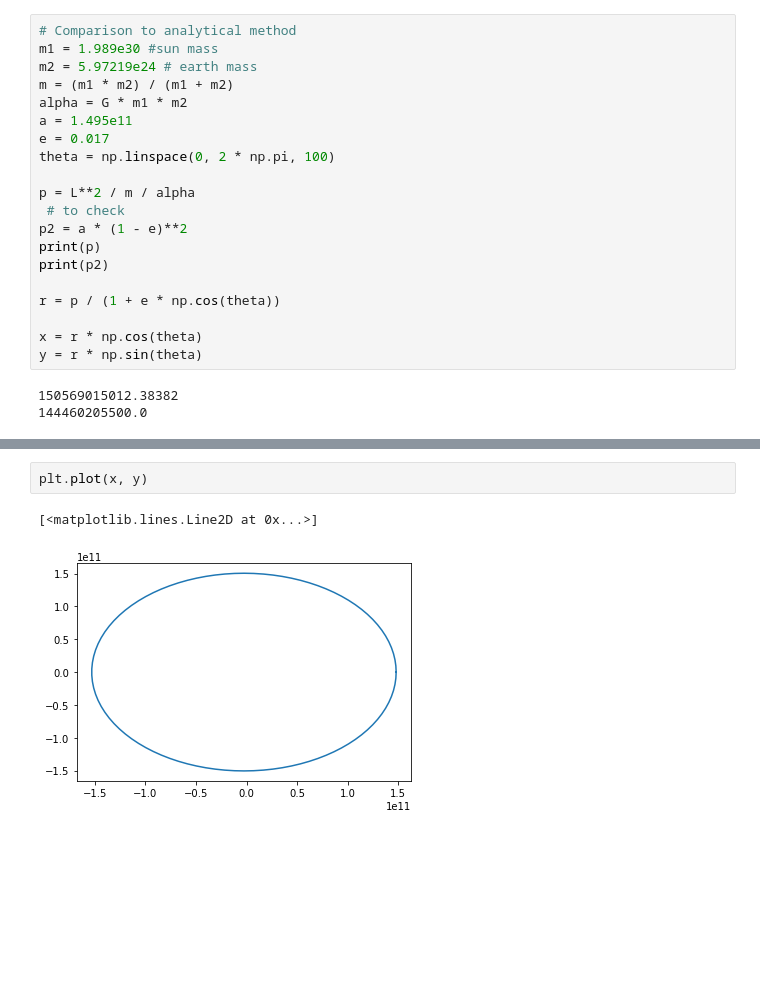
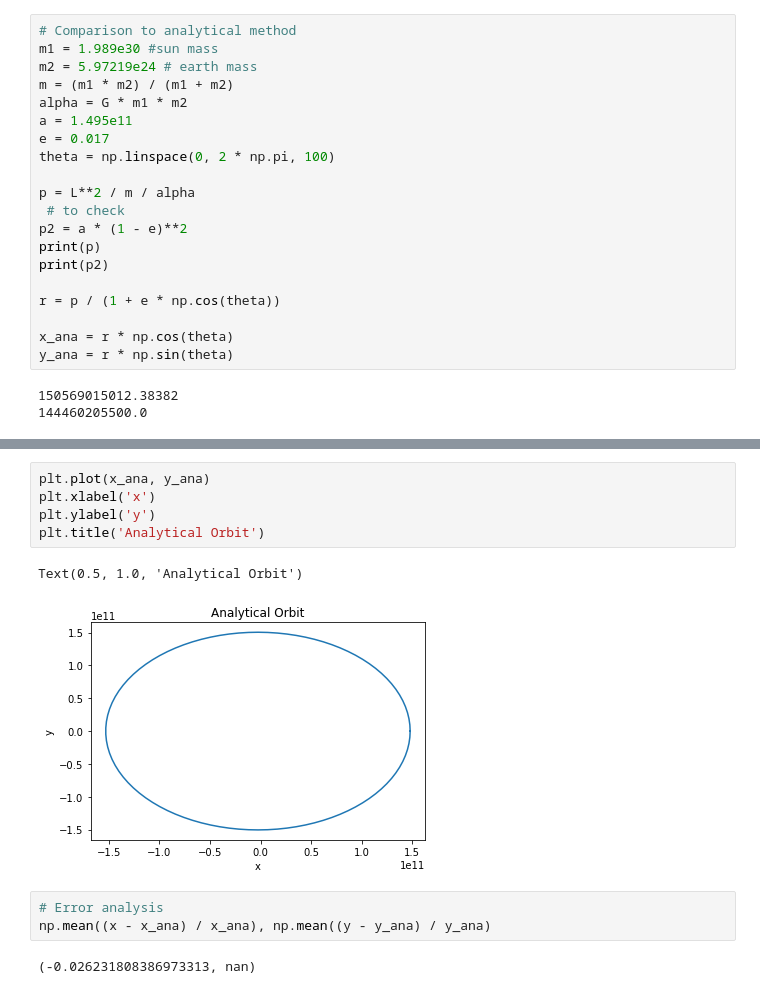
Before and after one commit to HangChelseaSu/Black_Hole_Accretion_Project_PI, a Jupyter notebook: two_body_RK4_solver.ipynb, the cells around one changed output, grey strips where cells are left out. Cells and saved outputs as stored; diff of their text form; blank space fills up the shorter version.

```diff
--- a/two_body_RK4_solver.ipynb
+++ b/two_body_RK4_solver.ipynb
@@ -112,8 +96,8 @@ print(p2)
 
 r = p / (1 + e * np.cos(theta))
 
-x = r * np.cos(theta)
-y = r * np.sin(theta)
+x_ana = r * np.cos(theta)
+y_ana = r * np.sin(theta)
 # %% [output]
 150569015012.38382
 144460205500.0
@@ -143,5 +104,13 @@ array([0.        , 0.06346652, 0.12693304, 0.19039955, 0.25386607,
-# %%
-plt.plot(x, y)
-# %% [output]
-[<matplotlib.lines.Line2D at 0x...>]
-[figure, removed]
+# %%
+plt.plot(x_ana, y_ana)
+plt.xlabel('x')
+plt.ylabel('y')
+plt.title('Analytical Orbit')
+# %% [output]
+Text(0.5, 1.0, 'Analytical Orbit')
+[figure, added]
+# %%
+# Error analysis
+np.mean((x - x_ana) / x_ana), np.mean((y - y_ana) / y_ana)
+# %% [output]
+(-0.026231808386973313, nan)
```
Also changed, not shown: parts of 9 cells of this notebook.
